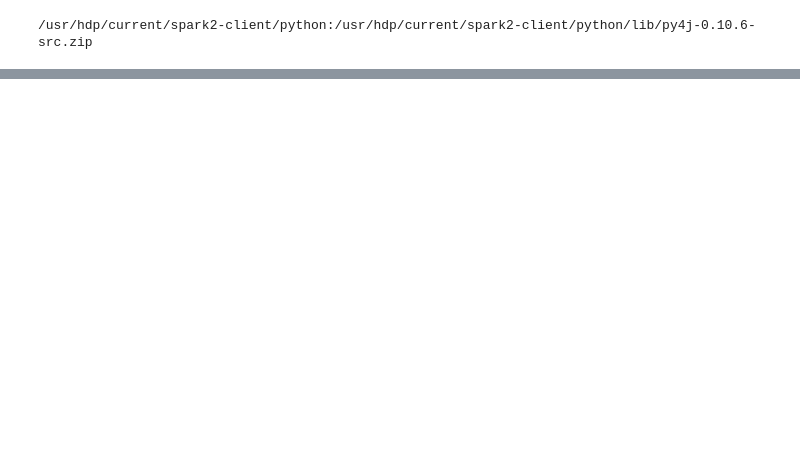
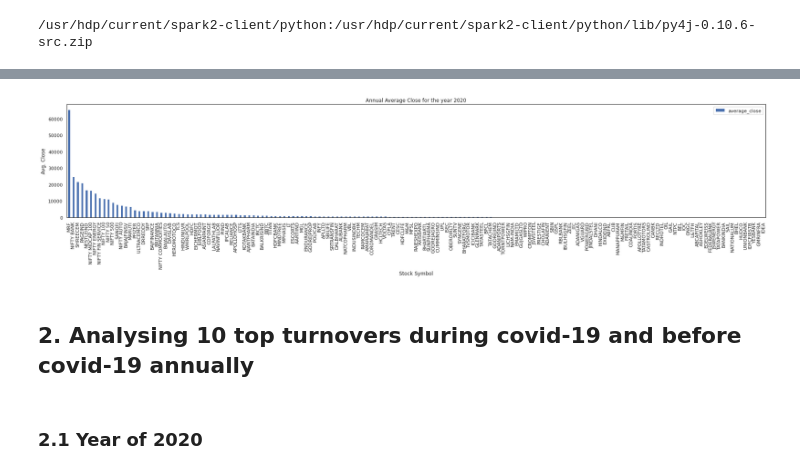
Before and after one commit to murshidazher/hadoop-project, a Jupyter notebook: scripts/ipynb-spark/stocks_notebook.ipynb, the cells around one changed output, grey strips where cells are left out. Drawn from its saved outputs; the diff is of its cells as text; code cells hidden in the pictures; blank space fills up the shorter version.

```diff
--- a/scripts/ipynb-spark/stocks_notebook.ipynb
+++ b/scripts/ipynb-spark/stocks_notebook.ipynb
@@ -88,0 +270,15 @@ only showing top 20 rows
+# %%
+show_barplot(
+    sparkdf[sparkdf["Year"] == ann_close_open_year],
+    figsize=(30,5),
+    x="symbol",
+    y="average_close",
+    xlabel="Stock Symbol",
+    ylabel="Avg. Close",
+    title= "Annual Average Close for the year {year}".format(year=ann_close_open_year),
+    rotate=90
+)
+# %% [output]
+[figure, added]
+# %% [markdown]
+## 2. Analysing 10 top turnovers during covid-19 and before covid-19 annually
@@ -88,0 +293,2 @@ only showing top 20 rows
+# %% [markdown]
+### 2.1 Year of 2020
```
Also changed, not shown: parts of 57 cells of this notebook, 1 other file.
